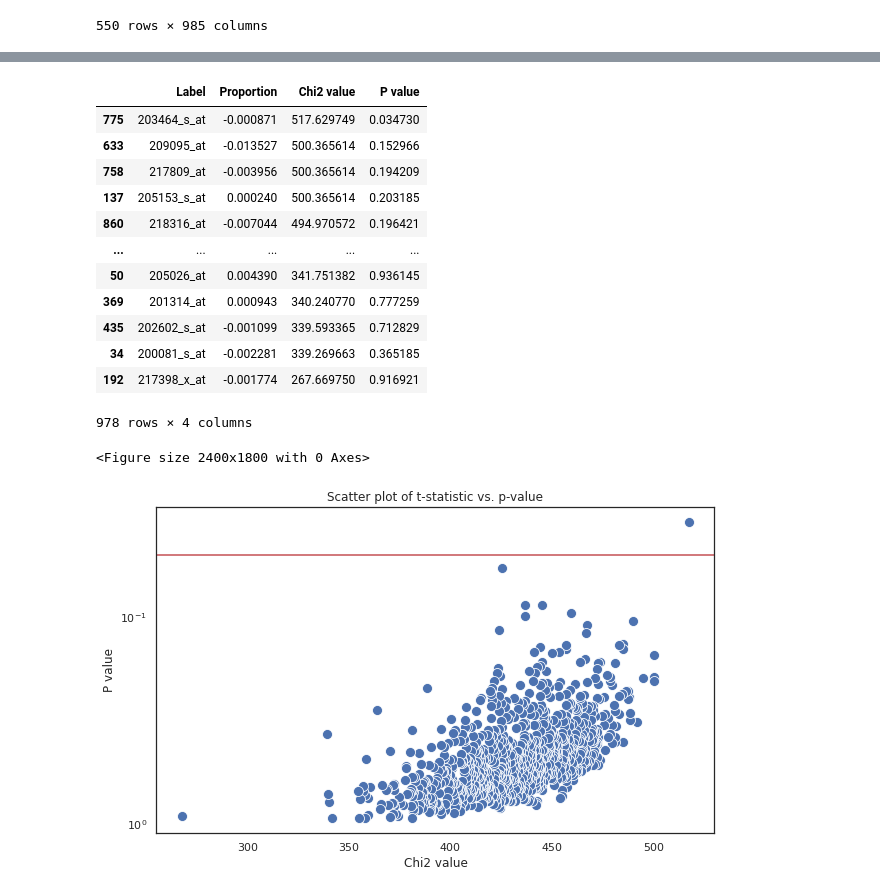
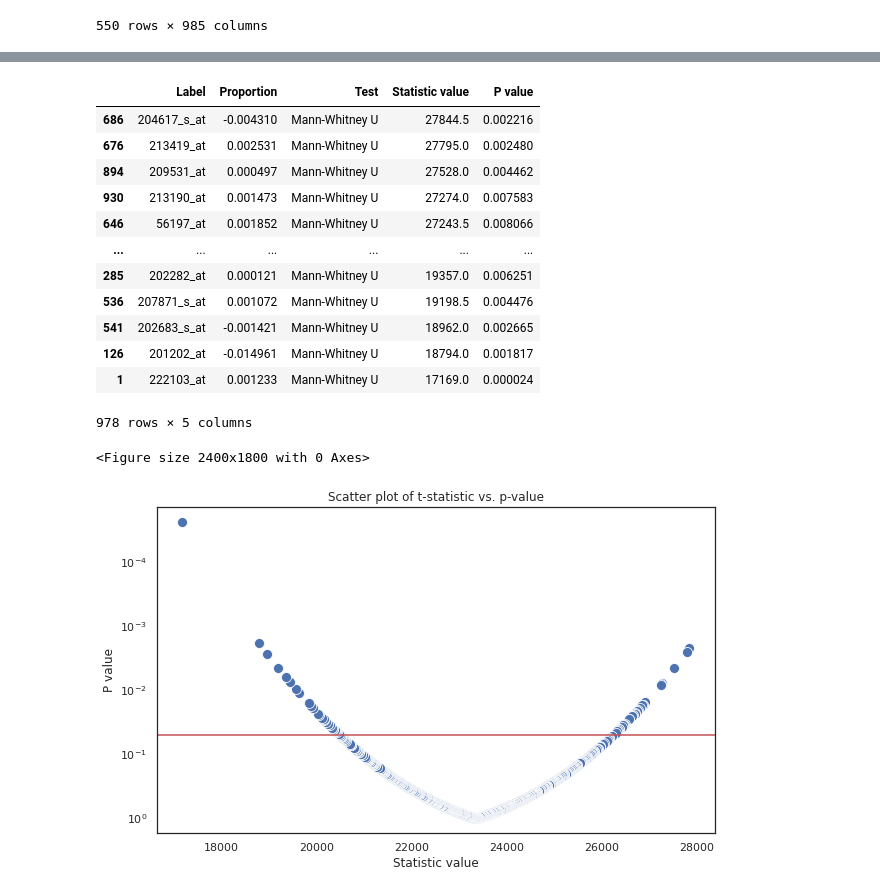
Before and after one commit to srijitseal/DICTrank, a Jupyter notebook: 12_Analyse_DICTrank/05_Predictive_GE_DICTrank.ipynb, the cells around one changed output, grey strips where cells are left out. Saved outputs shown, nothing was run; the diff lists cells and outputs as text; code cells hidden in the pictures.

```diff
--- a/12_Analyse_DICTrank/05_Predictive_GE_DICTrank.ipynb
+++ b/12_Analyse_DICTrank/05_Predictive_GE_DICTrank.ipynb
@@ -193,7 +215,6 @@ from scipy.stats import chi2_contingency
 
 # Set a colorblind-friendly palette
 colors = sns.color_palette("colorblind")
-df = merged_df
 results = []
 
 for label in GE.columns[1:]:
@@ -222,22 +243,24 @@ for label in GE.columns[1:]:
 
     #plt.show()
 
-    # 2. Chi-squared Test
+    # 2.Tests
 
-    # Create a contingency table
-    contingency_table = pd.crosstab(df["DICTrank"], df[label])
 
-    # Perform the chi-squared test
-    chi2, p, _, _ = chi2_contingency(contingency_table)
+    group1 = merged_df[merged_df["DICTrank"] == 0][label]
+    group2 = merged_df[merged_df["DICTrank"] == 1][label]
 
-    #Store results
-    label_proportions = df[label].mean()
+    # Perform the Mann-Whitney U test
+    try:
+        u_stat, p = mannwhitneyu(group1, group2)
+    except:
+        continue
     results.append({
-        'Label': label,
-        'Proportion': label_proportions,
-        'Chi2 value': chi2,
-        'P value': p
-    })
+            'Label': label,
+            'Proportion': merged_df[label].mean(),
+            'Test': 'Mann-Whitney U',
+            'Statistic value': u_stat,
+            'P value': p
+        })
 
 results_df = pd.DataFrame(results)
 results_df
@@ -275,42 +298,41 @@ Proportion of 205379_at
 # %%
-results_df["Chi2 value" ] = results_df["Chi2 value"].astype(float)
-results_df = results_df.sort_values("Chi2 value", ascending=False)
+results_df["Statistic value" ] = results_df["Statistic value"].astype(float)
+results_df = results_df.sort_values("Statistic value", ascending=False)
 results_df
 # %% [output]
-|  | Label | Proportion | Chi2 value | P value |
-| 775 | 203464_s_at | -0.000871 | 517.629749 | 0.034730 |
-| 633 | 209095_at | -0.013527 | 500.365614 | 0.152966 |
-| 758 | 217809_at | -0.003956 | 500.365614 | 0.194209 |
-| 137 | 205153_s_at | 0.000240 | 500.365614 | 0.203185 |
-| 860 | 218316_at | -0.007044 | 494.970572 | 0.196421 |
-| ... | ... | ... | ... | ... |
-| 50 | 205026_at | 0.004390 | 341.751382 | 0.936145 |
-| 369 | 201314_at | 0.000943 | 340.240770 | 0.777259 |
-| 435 | 202602_s_at | -0.001099 | 339.593365 | 0.712829 |
-| 34 | 200081_s_at | -0.002281 | 339.269663 | 0.365185 |
-| 192 | 217398_x_at | -0.001774 | 267.669750 | 0.916921 |
+|  | Label | Proportion | Test | Statistic value | P value |
+| 686 | 204617_s_at | -0.004310 | Mann-Whitney U | 27844.5 | 0.002216 |
+| 676 | 213419_at | 0.002531 | Mann-Whitney U | 27795.0 | 0.002480 |
+| 894 | 209531_at | 0.000497 | Mann-Whitney U | 27528.0 | 0.004462 |
+| 930 | 213190_at | 0.001473 | Mann-Whitney U | 27274.0 | 0.007583 |
+| 646 | 56197_at | 0.001852 | Mann-Whitney U | 27243.5 | 0.008066 |
+| ... | ... | ... | ... | ... | ... |
+| 285 | 202282_at | 0.000121 | Mann-Whitney U | 19357.0 | 0.006251 |
+| 536 | 207871_s_at | 0.001072 | Mann-Whitney U | 19198.5 | 0.004476 |
+| 541 | 202683_s_at | -0.001421 | Mann-Whitney U | 18962.0 | 0.002665 |
+| 126 | 201202_at | -0.014961 | Mann-Whitney U | 18794.0 | 0.001817 |
+| 1 | 222103_at | 0.001233 | Mann-Whitney U | 17169.0 | 0.000024 |
-978 rows × 4 columns
+978 rows × 5 columns
 # %%
 ## Plotting
 
 plt.figure(figsize=(8, 6), dpi=300)
 sns.set(style="white")  # Set the style
 
 plt.figure(figsize=(10, 6))
-sns.scatterplot(data=results_df, x='Chi2 value', y='P value', palette='tab10', s=100)
+sns.scatterplot(data=results_df, x='Statistic value', y='P value', palette='tab10', s=100)
 plt.yscale('log')
 plt.gca().invert_yaxis()  # This line will reverse the y-axis
 
 plt.title('Scatter plot of t-statistic vs. p-value')
 #plt.grid(True, which="both", ls="--", c='0.65')
 
 plt.axhline(y=0.05, color='r', linestyle='-')
 #plt.legend()
-plt.savefig(f'SIDER_fractions_chisquare_comparison.png', bbox_inches='tight')
 plt.show()
 # %% [output]
 <Figure size 2400x1800 with 0 Axes>
-[figure, old version]
+[figure, new version]
 # %%
 results_df[results_df["P value"]<0.05]
 # %% [output]
```
Also changed, not shown: parts of 6 cells of this notebook, 35 other files.
